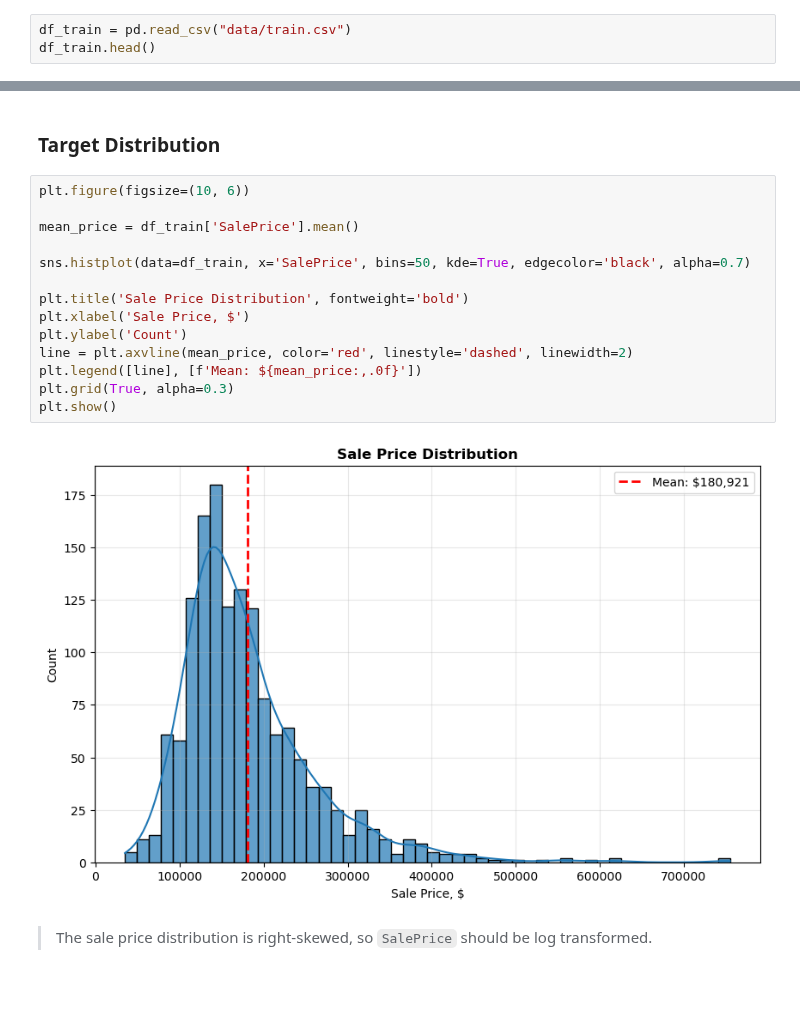
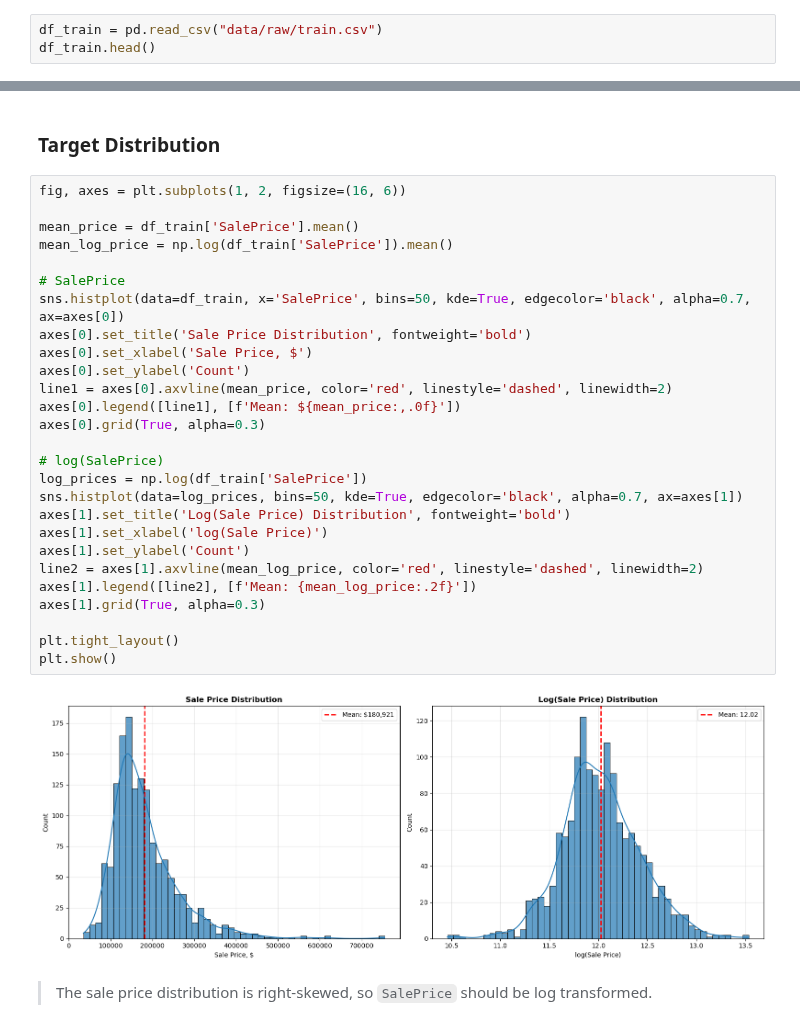
Before and after one commit to alexandrabaturina/house-price-prediction, a Jupyter notebook: house_price_prediction.ipynb, the cells around one changed output, grey strips where cells are left out. Saved outputs shown, nothing was run; the diff lists cells and outputs as text; blank space fills up the shorter version.

```diff
--- a/house_price_prediction.ipynb
+++ b/house_price_prediction.ipynb
@@ -28,7 +28,7 @@ df_test.head()
 | 4 | 1465 | 120 | RL | 43.0 | 5005 | Pave | NaN | IR1 | HLS | ... |
 5 rows × 80 columns
 # %%
-df_train = pd.read_csv("data/train.csv")
+df_train = pd.read_csv("data/raw/train.csv")
 df_train.head()
 # %% [output]
 |  | Id | MSSubClass | MSZoning | LotFrontage | LotArea | Street | Alley | LotShape | LandContour | ... |
@@ -133,21 +133,34 @@ dtype: int64
 # %% [markdown]
 ### Target Distribution
 # %%
-plt.figure(figsize=(10, 6))
+fig, axes = plt.subplots(1, 2, figsize=(16, 6))
 
 mean_price = df_train['SalePrice'].mean()
+mean_log_price = np.log(df_train['SalePrice']).mean()
 
-sns.histplot(data=df_train, x='SalePrice', bins=50, kde=True, edgecolor='black', alpha=0.7)
+# SalePrice
+sns.histplot(data=df_train, x='SalePrice', bins=50, kde=True, edgecolor='black', alpha=0.7, ax=axes[0])
+axes[0].set_title('Sale Price Distribution', fontweight='bold')
+axes[0].set_xlabel('Sale Price, $')
+axes[0].set_ylabel('Count')
+line1 = axes[0].axvline(mean_price, color='red', linestyle='dashed', linewidth=2)
+axes[0].legend([line1], [f'Mean: ${mean_price:,.0f}'])
+axes[0].grid(True, alpha=0.3)
 
-plt.title('Sale Price Distribution', fontweight='bold')
-plt.xlabel('Sale Price, $')
-plt.ylabel('Count')
-line = plt.axvline(mean_price, color='red', linestyle='dashed', linewidth=2)
-plt.legend([line], [f'Mean: ${mean_price:,.0f}'])
-plt.grid(True, alpha=0.3)
+# log(SalePrice)
+log_prices = np.log(df_train['SalePrice'])
+sns.histplot(data=log_prices, bins=50, kde=True, edgecolor='black', alpha=0.7, ax=axes[1])
+axes[1].set_title('Log(Sale Price) Distribution', fontweight='bold')
+axes[1].set_xlabel('log(Sale Price)')
+axes[1].set_ylabel('Count')
+line2 = axes[1].axvline(mean_log_price, color='red', linestyle='dashed', linewidth=2)
+axes[1].legend([line2], [f'Mean: {mean_log_price:.2f}'])
+axes[1].grid(True, alpha=0.3)
+
+plt.tight_layout()
 plt.show()
 # %% [output]
-[figure, old version]
+[figure, new version]
 # %% [markdown]
 > The sale price distribution is right-skewed, so `SalePrice` should be log transformed.
 # %%
```
Also changed, not shown: parts of 34 cells of this notebook.
